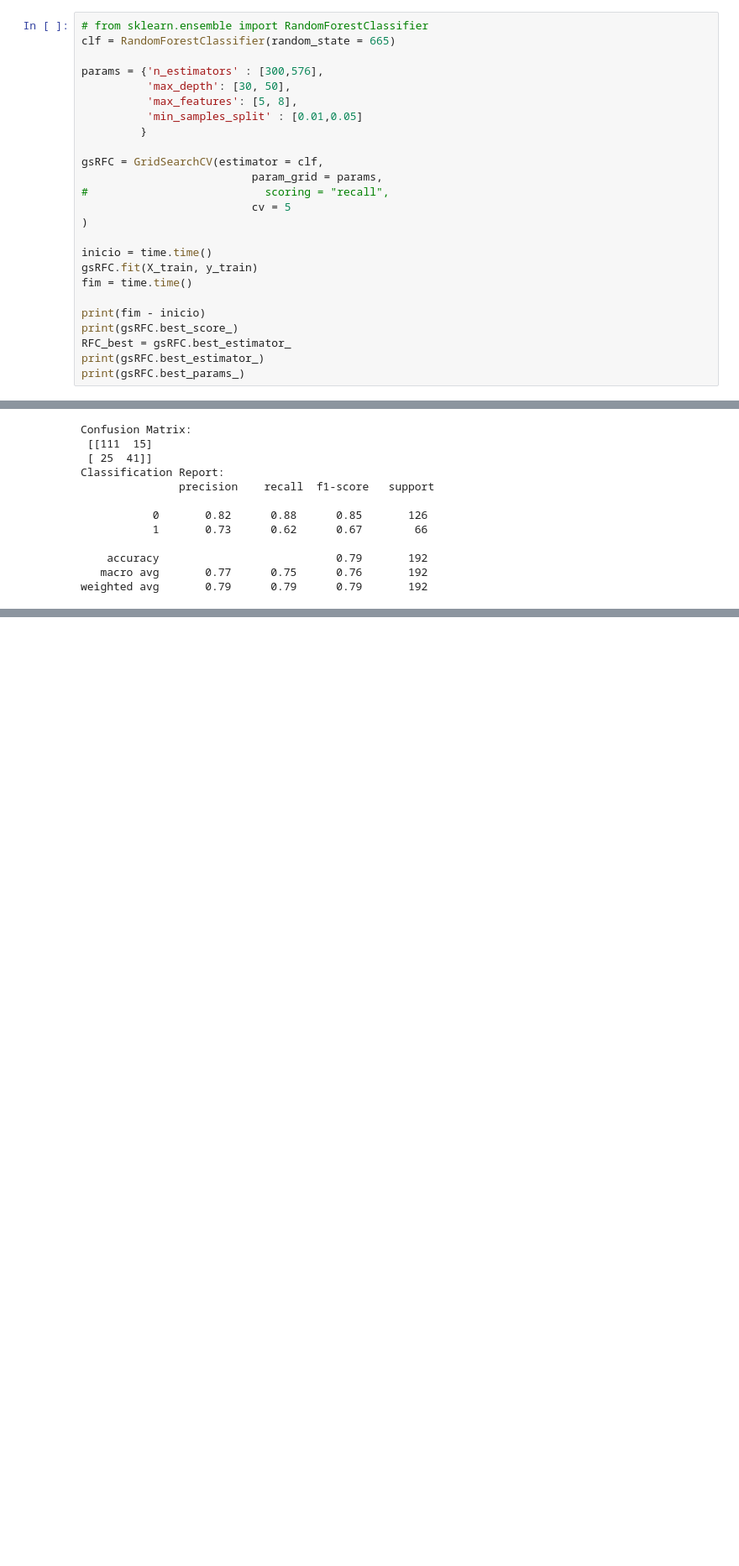
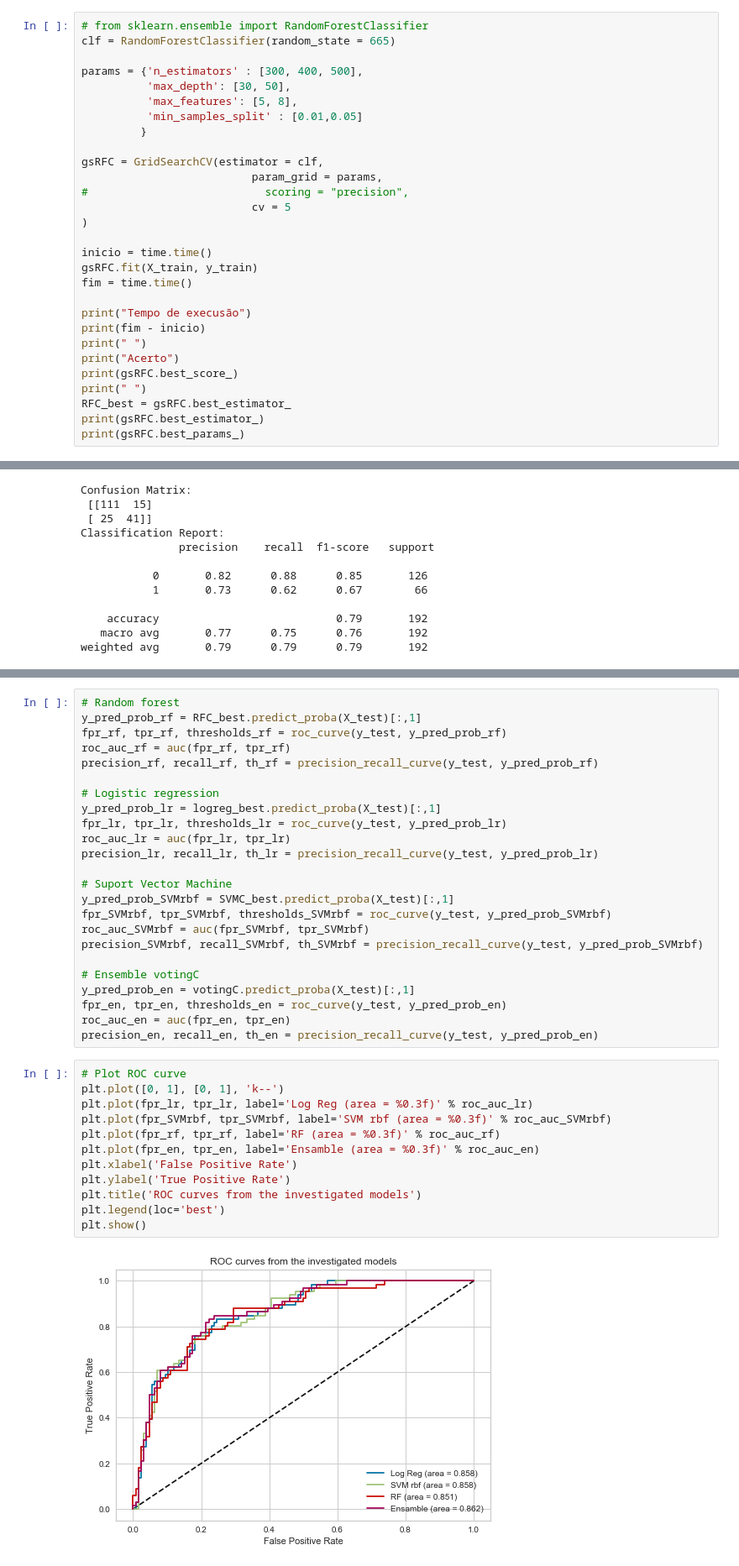
Before and after one commit to Diabetes-Database-MAE0501-IME-USP/diabetes-database-mae0501, a Jupyter notebook: diabetes database.ipynb, the cells around one changed output, grey strips where cells are left out. Shown at 84% size. Cells and saved outputs as stored; diff of their text form; blank space fills up the shorter version.

Commit message:
add curve roc emsemble

```diff
--- a/diabetes database.ipynb
+++ b/diabetes database.ipynb
@@ -162,7 +168,7 @@ def plot_learning_curve(estimator, title, X, y, ylim=None, cv=None,
 # from sklearn.ensemble import RandomForestClassifier
 clf = RandomForestClassifier(random_state = 665)
 
-params = {'n_estimators' : [300,576],
+params = {'n_estimators' : [300, 400, 500],
           'max_depth': [30, 50],
           'max_features': [5, 8],
           'min_samples_split' : [0.01,0.05]
@@ -170,7 +176,7 @@ params = {'n_estimators' : [300,576],
 
 gsRFC = GridSearchCV(estimator = clf,
                           param_grid = params,
-#                           scoring = "recall",
+#                           scoring = "precision",
                           cv = 5
 )
 
@@ -178,8 +184,12 @@ inicio = time.time()
 gsRFC.fit(X_train, y_train)
 fim = time.time()
 
+print("Tempo de execusão")
 print(fim - inicio)
+print(" ")
+print("Acerto")
 print(gsRFC.best_score_)
+print(" ")
 RFC_best = gsRFC.best_estimator_
 print(gsRFC.best_estimator_)
 print(gsRFC.best_params_)
@@ -374,0 +427,38 @@ weighted avg       0.79      0.79      0.79       192
+# %%
+# Random forest
+y_pred_prob_rf = RFC_best.predict_proba(X_test)[:,1]
+fpr_rf, tpr_rf, thresholds_rf = roc_curve(y_test, y_pred_prob_rf)
+roc_auc_rf = auc(fpr_rf, tpr_rf)
+precision_rf, recall_rf, th_rf = precision_recall_curve(y_test, y_pred_prob_rf)
+
+# Logistic regression
+y_pred_prob_lr = logreg_best.predict_proba(X_test)[:,1]
+fpr_lr, tpr_lr, thresholds_lr = roc_curve(y_test, y_pred_prob_lr)
+roc_auc_lr = auc(fpr_lr, tpr_lr)
+precision_lr, recall_lr, th_lr = precision_recall_curve(y_test, y_pred_prob_lr)
+
+# Suport Vector Machine
+y_pred_prob_SVMrbf = SVMC_best.predict_proba(X_test)[:,1]
+fpr_SVMrbf, tpr_SVMrbf, thresholds_SVMrbf = roc_curve(y_test, y_pred_prob_SVMrbf)
+roc_auc_SVMrbf = auc(fpr_SVMrbf, tpr_SVMrbf)
+precision_SVMrbf, recall_SVMrbf, th_SVMrbf = precision_recall_curve(y_test, y_pred_prob_SVMrbf)
+
+# Ensemble votingC
+y_pred_prob_en = votingC.predict_proba(X_test)[:,1]
+fpr_en, tpr_en, thresholds_en = roc_curve(y_test, y_pred_prob_en)
+roc_auc_en = auc(fpr_en, tpr_en)
+precision_en, recall_en, th_en = precision_recall_curve(y_test, y_pred_prob_en)
+# %%
+# Plot ROC curve
+plt.plot([0, 1], [0, 1], 'k--')
+plt.plot(fpr_lr, tpr_lr, label='Log Reg (area = %0.3f)' % roc_auc_lr)
+plt.plot(fpr_SVMrbf, tpr_SVMrbf, label='SVM rbf (area = %0.3f)' % roc_auc_SVMrbf)
+plt.plot(fpr_rf, tpr_rf, label='RF (area = %0.3f)' % roc_auc_rf)
+plt.plot(fpr_en, tpr_en, label='Ensamble (area = %0.3f)' % roc_auc_en)
+plt.xlabel('False Positive Rate')
+plt.ylabel('True Positive Rate')
+plt.title('ROC curves from the investigated models')
+plt.legend(loc='best')
+plt.show()
+# %% [output]
+[figure, added]
```
Also changed, not shown: parts of 23 cells of this notebook, 1 other file.
